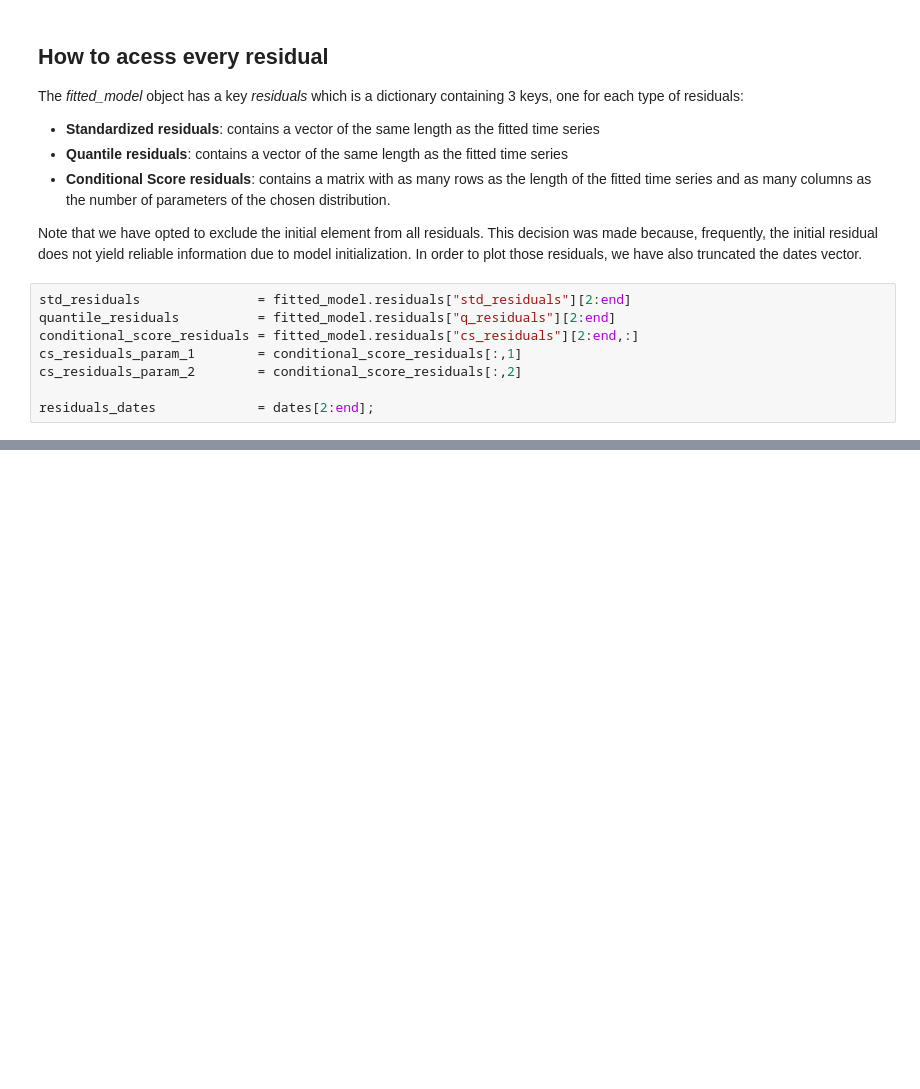
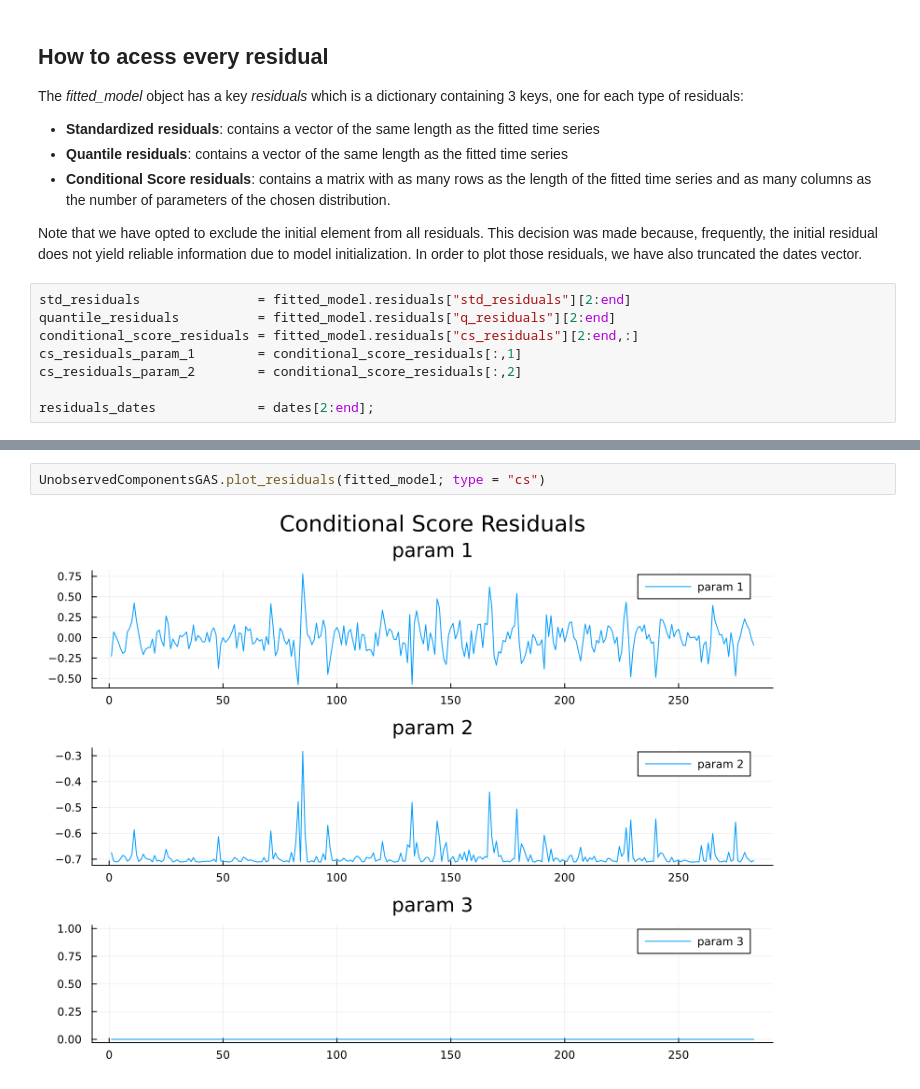
Before and after one commit to LAMPSPUC/UnobservedComponentsGAS, a Jupyter notebook: examples/4_residuals_diagnostic_example.ipynb, the cells around one changed output, grey strips where cells are left out. Drawn from its saved outputs; the diff is of its cells as text; blank space fills up the shorter version.

```diff
--- a/examples/4_residuals_diagnostic_example.ipynb
+++ b/examples/4_residuals_diagnostic_example.ipynb
@@ -219,0 +118,4 @@ plot(acf_plot_param_1, acf_plot_param_2, layout = (2,1), size=(800,600),
+# %%
+UnobservedComponentsGAS.plot_residuals(fitted_model; type = "cs")
+# %% [output]
+[figure, added]
```
Also changed, not shown: parts of 46 cells of this notebook, 2 other files.
